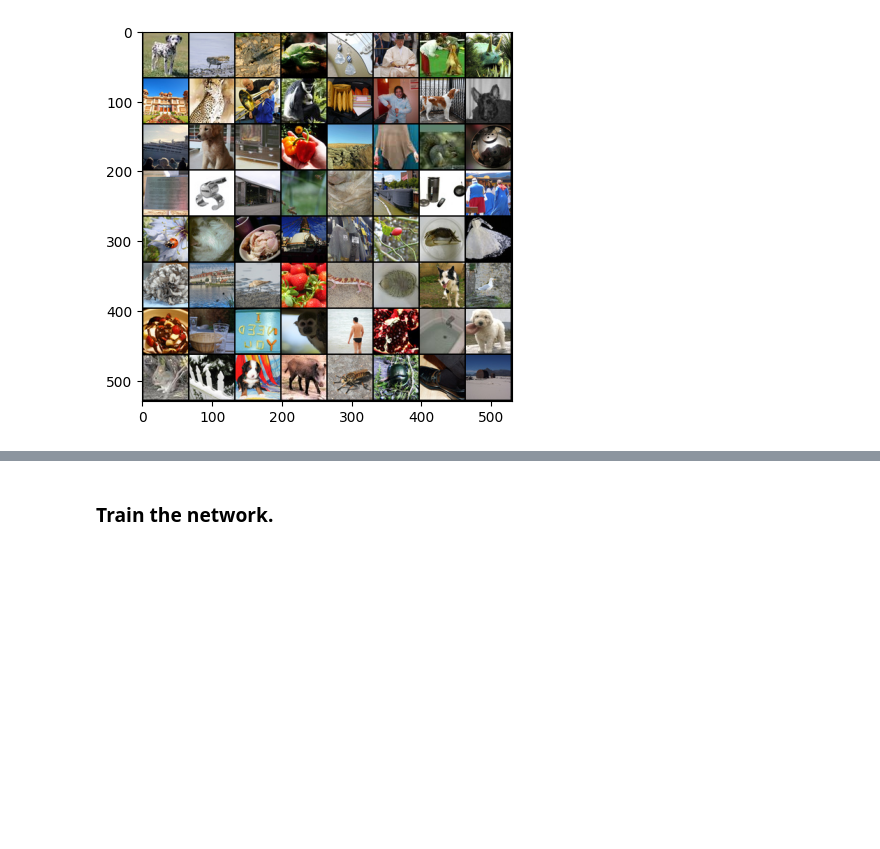
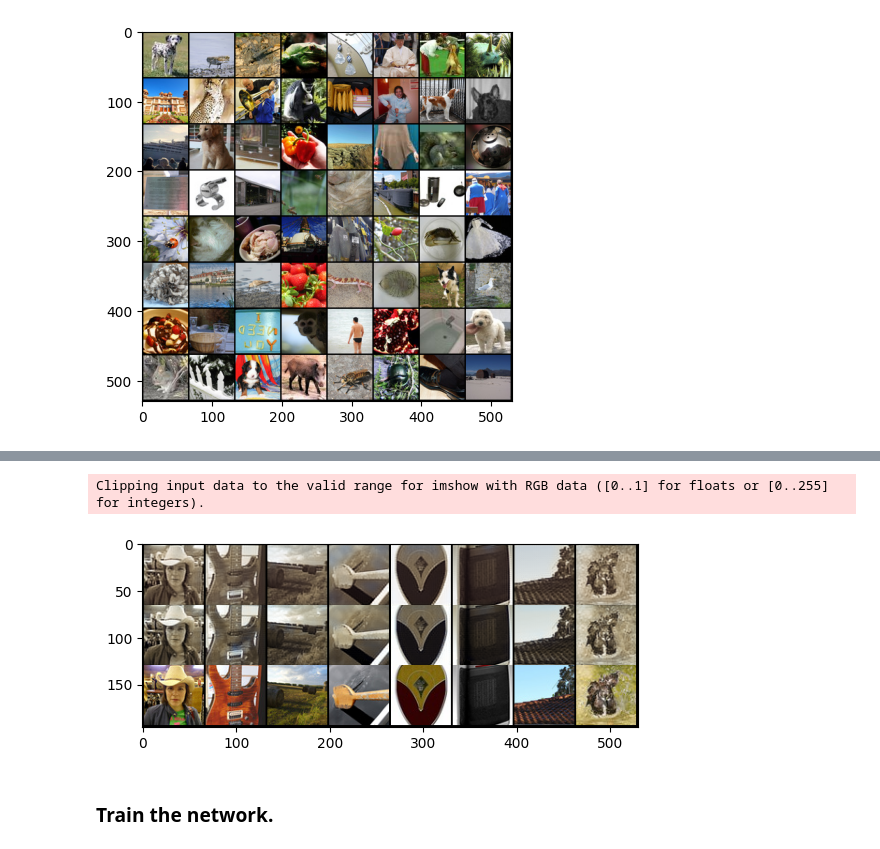
Before and after one commit to Ke11en-Anderson/ImageColorization, a Jupyter notebook: ECE_477_Project_Image_Colorization.ipynb, the cells around one changed output, grey strips where cells are left out. Drawn from its saved outputs; the diff is of its cells as text; code cells hidden in the pictures; blank space fills up the shorter version.

Commit message:
Added compare network function

```diff
--- a/ECE_477_Project_Image_Colorization.ipynb
+++ b/ECE_477_Project_Image_Colorization.ipynb
@@ -94,7 +94,7 @@ class ColorizationDataset(Dataset):
 
         return grayscale_img, color_img
 # %%
-def get_imagenet64_data():
+def get_imagenet64_data(batchSize):
   ## transformations
   ##transform = transforms.Compose(
     ##  [transforms.Resize(64), transforms.RandomHorizontalFlip(), transforms.ToTensor().to(device)])
@@ -112,13 +112,13 @@ def get_imagenet64_data():
   # subset = 500 # Delete this line after debug
   # trainSet, _ = torch.utils.data.random_split(trainSet, [subset, len(trainSet)-subset]) # Delete this line after debug
   colorizationTrainSet = ColorizationDataset(trainSet)
-  trainLoader = DataLoader(colorizationTrainSet, batch_size=BATCH_SIZE, shuffle=True, num_workers=0)
+  trainLoader = DataLoader(colorizationTrainSet, batch_size=batchSize, shuffle=True, num_workers=0)
 
   ## download and load testing dataset
   testSet = torchvision.datasets.ImageFolder(root=f'{content}/imagenet64/val/', transform=transform)
   # testSet, _ = torch.utils.data.random_split(testSet, [subset, len(testSet)-subset]) # Delete this line after debug
   colorizationTestSet = ColorizationDataset(testSet)
-  testloader = torch.utils.data.DataLoader(colorizationTestSet, batch_size=128, shuffle=False, num_workers=0)
+  testloader = torch.utils.data.DataLoader(colorizationTestSet, batch_size=batchSize, shuffle=False, num_workers=0)
   return {'train': trainLoader, 'test': testloader}
 # %%
 from cycler import concat
@@ -356,7 +356,7 @@ def evaluate(
 # Initialize model and dataset
 # %%
 model = GrayNet().to(device)
-
-data = get_imagenet64_data()
+print(model.conv22.weight)
+data = get_imagenet64_data(BATCH_SIZE)
 trainLoader = data['train']#enumerate(data['train'])#iter(data['train'])
 testLoader = data['test']#enumerate(data['test'])#iter(data['test'])
@@ -374,7 +392,7 @@ saveModel(model.state_dict(), f"{checkpoints}baseline.pt")
 ### Load existing model
 # %%
 # Load model from file.
-loadPath = f"{checkpoints}FirstNetwork.pt"
+loadPath = f"{checkpoints}0/16.pt"
 model.load_state_dict(torch.load(loadPath))
 recover_model = lambda: model.load_state_dict(torch.load(loadPath))
 # %% [markdown]
@@ -421,3 +439,27 @@ Clipping input data to the valid range for imshow with RGB data ([0..1] for floa
+# %%
+def compareNetworks(model: nn.Module, dataLoader: DataLoader, net1: str, net2: str):
+    data = get_imagenet64_data(8)
+    inputs, targets = next(iter(data['train']))
+
+    # Save original state of model.
+    originalState = model.state_dict()
+
+    # get colorized images from networks.
+    model.load_state_dict(torch.load(net1))
+    outputs1 = model(inputs.to(device))
+    model.load_state_dict(torch.load(net2))
+    outputs2 = model(inputs.to(device))
+
+    # Display colorized images alongside true image.
+    imshow(torchvision.utils.make_grid(torch.cat((outputs1.cpu(), outputs2.cpu(), targets),2)))
+
+    # Load original state back into model.
+    model.load_state_dict(originalState)
+
+compareNetworks(model, trainLoader, f"{checkpoints}0/0.pt", f"{checkpoints}0/16.pt")
+# %% [output]
+Clipping input data to the valid range for imshow with RGB data ([0..1] for floats or [0..255] for integers).
+[figure, added]
 # %% [markdown]
 ### Train the network.
 # %%
```
Also changed, not shown: parts of 2 cells of this notebook.
